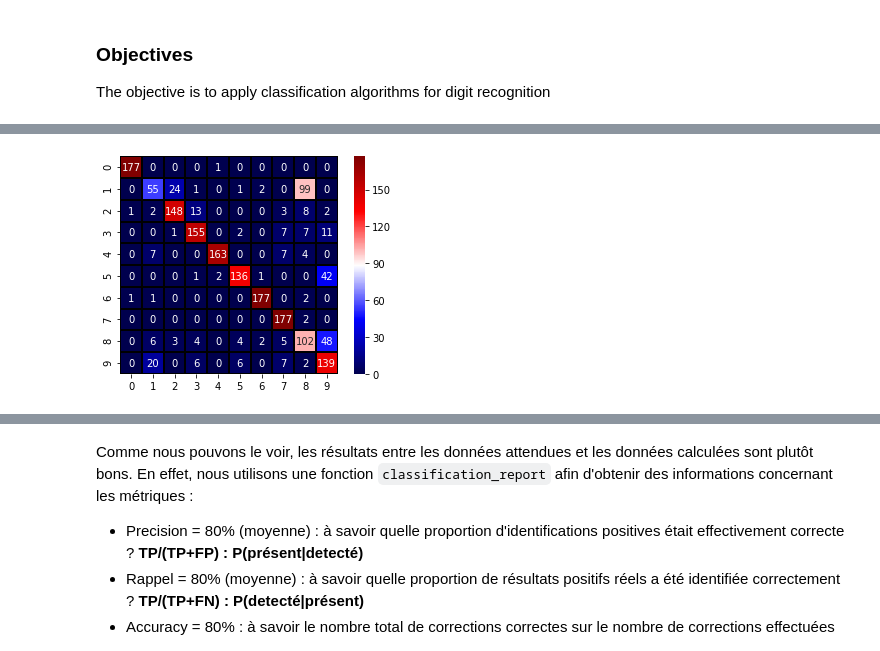
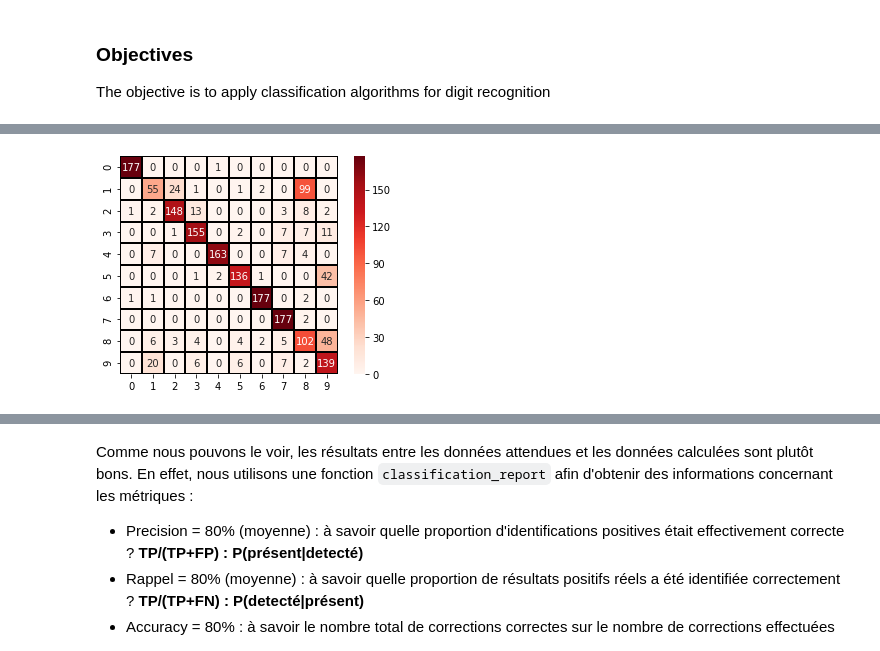
Before and after one commit to JohanChataigne/handwritten_digits_recognition, a Jupyter notebook: Assignment1.ipynb, the cells around one changed output, grey strips where cells are left out. Saved outputs shown, nothing was run; the diff lists cells and outputs as text; code cells hidden in the pictures.

```diff
--- a/Assignment1.ipynb
+++ b/Assignment1.ipynb
@@ -83,18 +74,18 @@ Il est nécessaire d'attribuer les bons labels aux données. En effet, après av
 # %%
 # Nous obtenons les résultats dans la matrice de confusion
 confution_matrix = metrics.confusion_matrix(Y_kmeans, labels, labels=range(n_clusters))
 
 # On l'affiche sur une heatmap
-ax = heatmap(confution_matrix, annot=True, cmap="seismic", square=True, linecolor="black", fmt='d', linewidths = 1)
+ax = heatmap(confution_matrix, annot=True, cmap="Reds", square=True, linecolor="black", fmt='d', linewidths = 1)
 
 # Centrer la heatmap
 b, t = plt.ylim()
 b += 0.5
 t -= 0.5
 plt.ylim(b, t)
 plt.show()
 # %% [output]
-[figure, old version]
+[figure, new version]
 # %%
 # Pour tous les labels, renvoit les métriques principales
 report_kmeans = metrics.classification_report(Y_kmeans, labels)
```
Also changed, not shown: parts of 36 cells of this notebook.
